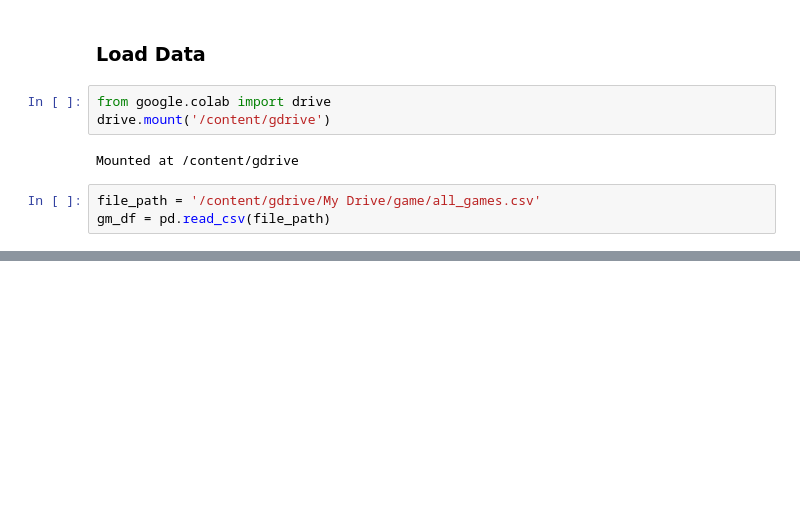
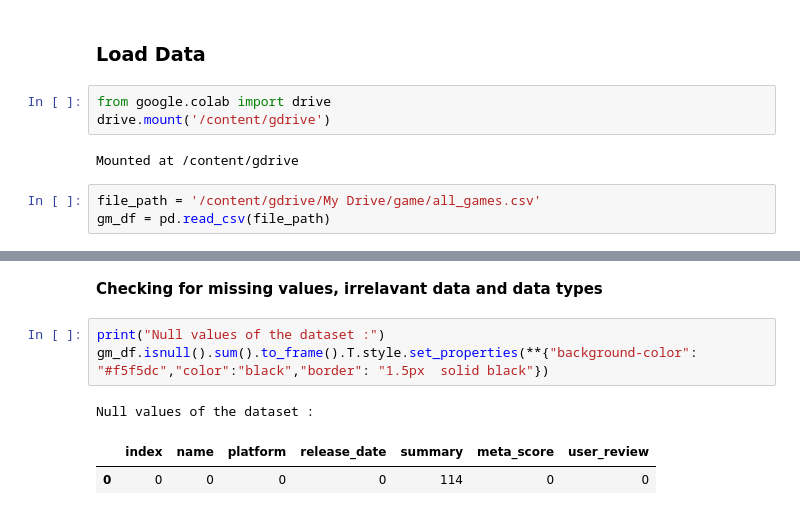
Before and after one commit to AzlinRusnan/STQD6014-Data-Science, a Jupyter notebook: Data_Science_Project2.ipynb, the cells around one changed output, grey strips where cells are left out. Cells and saved outputs as stored; diff of their text form; blank space fills up the shorter version.

```diff
--- a/Data_Science_Project2.ipynb
+++ b/Data_Science_Project2.ipynb
@@ -65,0 +92,9 @@ gm_df.head().style.set_properties(**{"background-color": "#a5492a","color":"whit
+# %% [markdown]
+****Checking for missing values, irrelavant data and data types****
+# %%
+print("Null values of the dataset :")
+gm_df.isnull().sum().to_frame().T.style.set_properties(**{"background-color": "#f5f5dc","color":"black","border": "1.5px  solid black"})
+# %% [output]
+Null values of the dataset :
+|  | index | name | platform | release_date | summary | meta_score | user_review |
+| 0 | 0 | 0 | 0 | 0 | 114 | 0 | 0 |
```
Also changed, not shown: parts of 22 cells of this notebook.
